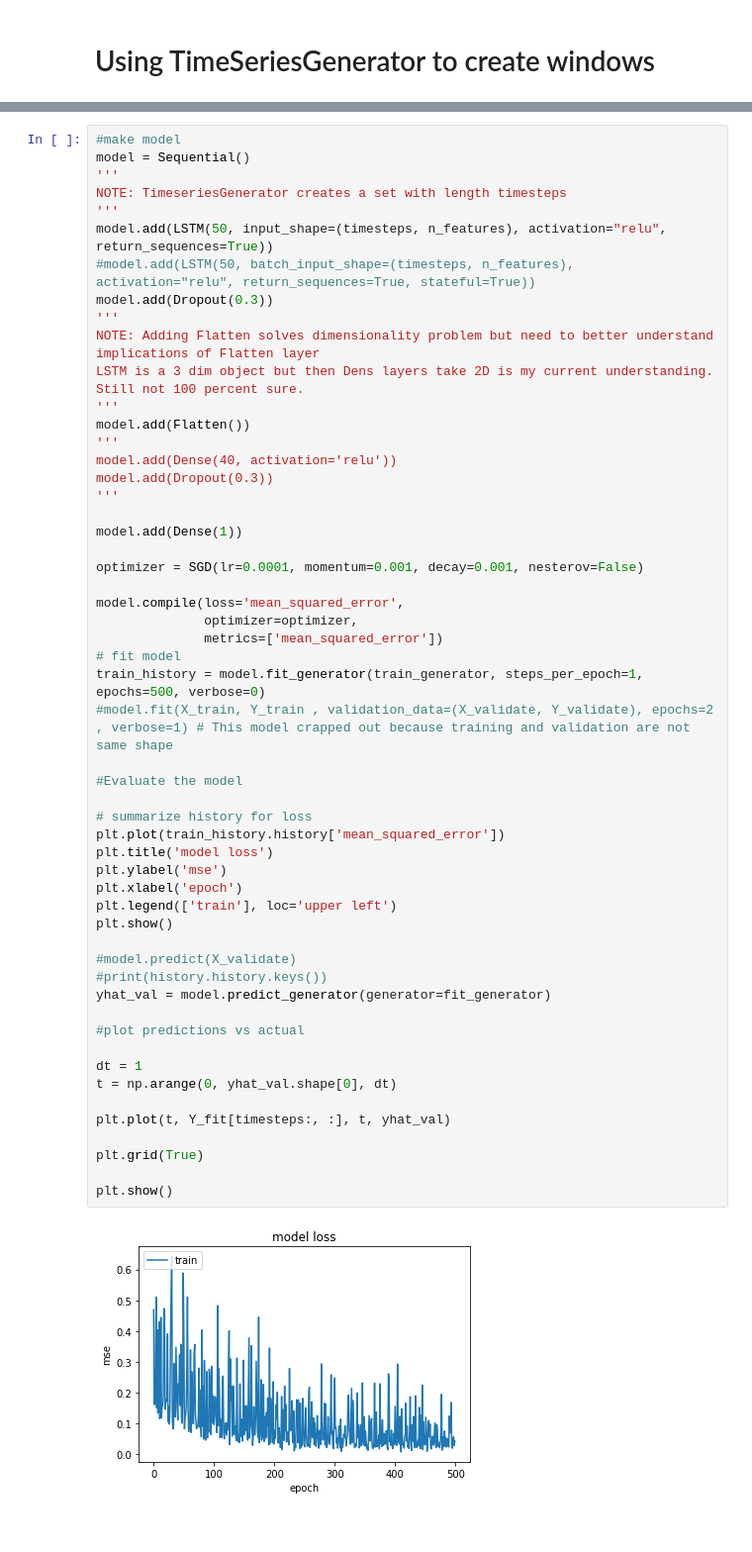
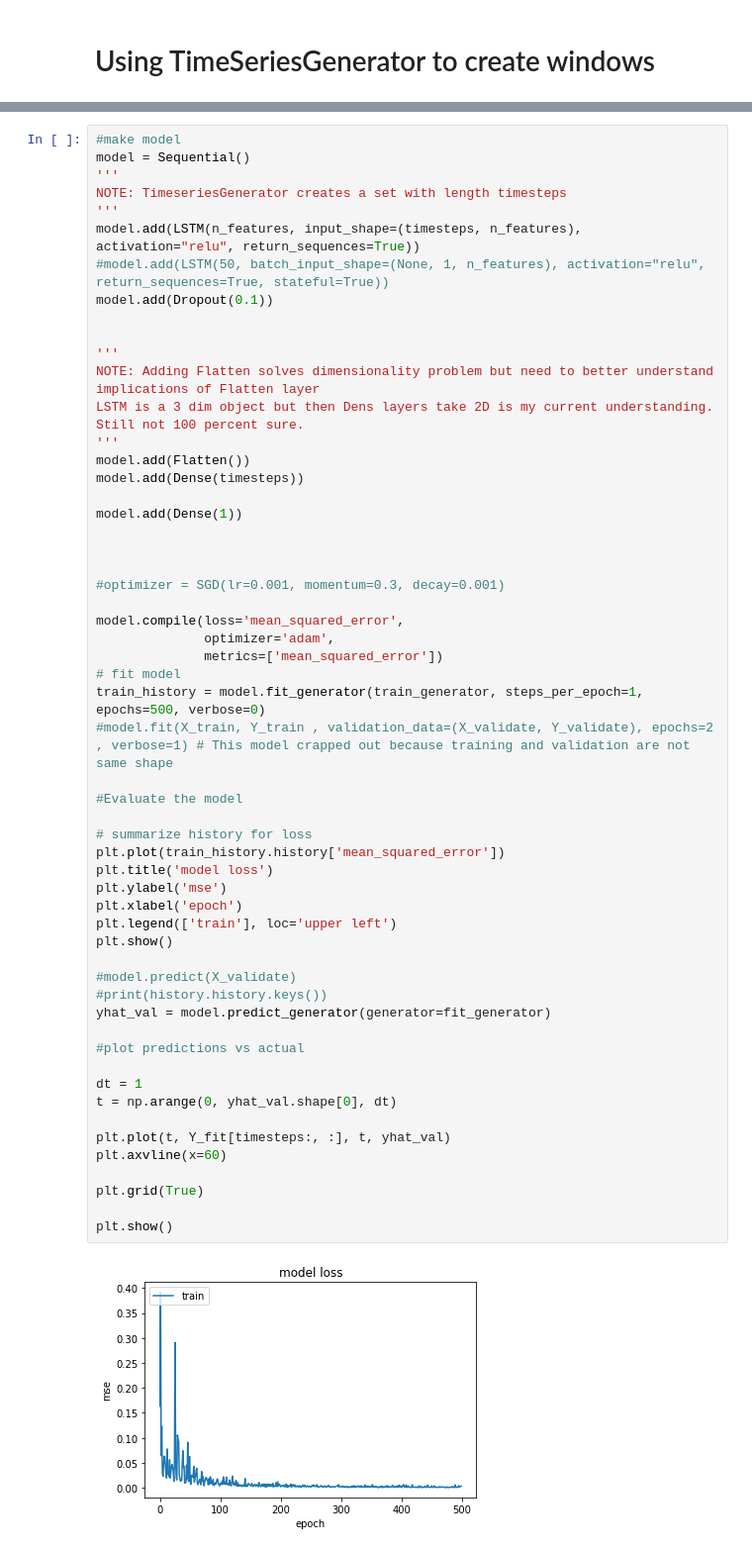
Before and after one commit to mknomics/tradewars, a Jupyter notebook: Toy_Series.ipynb, the cells around one changed output, grey strips where cells are left out. Shown: that part at 99% size. Cells and saved outputs as stored; diff of their text form.

```diff
--- a/Toy_Series.ipynb
+++ b/Toy_Series.ipynb
@@ -195,53 +247,55 @@ model = Sequential()
 '''
 NOTE: TimeseriesGenerator creates a set with length timesteps
 '''
-model.add(LSTM(50, input_shape=(timesteps, n_features), activation="relu", return_sequences=True))
-#model.add(LSTM(50, batch_input_shape=(timesteps, n_features), activation="relu", return_sequences=True, stateful=True))
-model.add(Dropout(0.3))
+model.add(LSTM(n_features, input_shape=(timesteps, n_features), activation="relu", return_sequences=True))
+#model.add(LSTM(50, batch_input_shape=(None, 1, n_features), activation="relu", return_sequences=True, stateful=True))
+model.add(Dropout(0.1))
+
+
 '''
 NOTE: Adding Flatten solves dimensionality problem but need to better understand implications of Flatten layer
 LSTM is a 3 dim object but then Dens layers take 2D is my current understanding.  Still not 100 percent sure.
 '''
 model.add(Flatten())
-'''
-model.add(Dense(40, activation='relu'))
-model.add(Dropout(0.3))
-'''
+model.add(Dense(timesteps))
 
 model.add(Dense(1))
 
-optimizer = SGD(lr=0.0001, momentum=0.001, decay=0.001, nesterov=False)
+
+
+#optimizer = SGD(lr=0.001, momentum=0.3, decay=0.001)
 
 model.compile(loss='mean_squared_error',
-              optimizer=optimizer,
+              optimizer='adam',
               metrics=['mean_squared_error'])
 # fit model
 train_history = model.fit_generator(train_generator, steps_per_epoch=1, epochs=500, verbose=0)
 #model.fit(X_train, Y_train , validation_data=(X_validate, Y_validate), epochs=2 , verbose=1) # This model crapped out because training and validation are not same shape
 
 #Evaluate the model
 
 # summarize history for loss
 plt.plot(train_history.history['mean_squared_error'])
 plt.title('model loss')
 plt.ylabel('mse')
 plt.xlabel('epoch')
 plt.legend(['train'], loc='upper left')
 plt.show()
 
 #model.predict(X_validate)
 #print(history.history.keys())
 yhat_val = model.predict_generator(generator=fit_generator)
 
 #plot predictions vs actual
 
 dt = 1
 t = np.arange(0, yhat_val.shape[0], dt)
 
 plt.plot(t, Y_fit[timesteps:, :], t, yhat_val)
+plt.axvline(x=60)
 
 plt.grid(True)
 
 plt.show()
 # %% [output]
-[figure, old version]
+[figure, new version]
```
Also changed, not shown: parts of 12 cells of this notebook.
